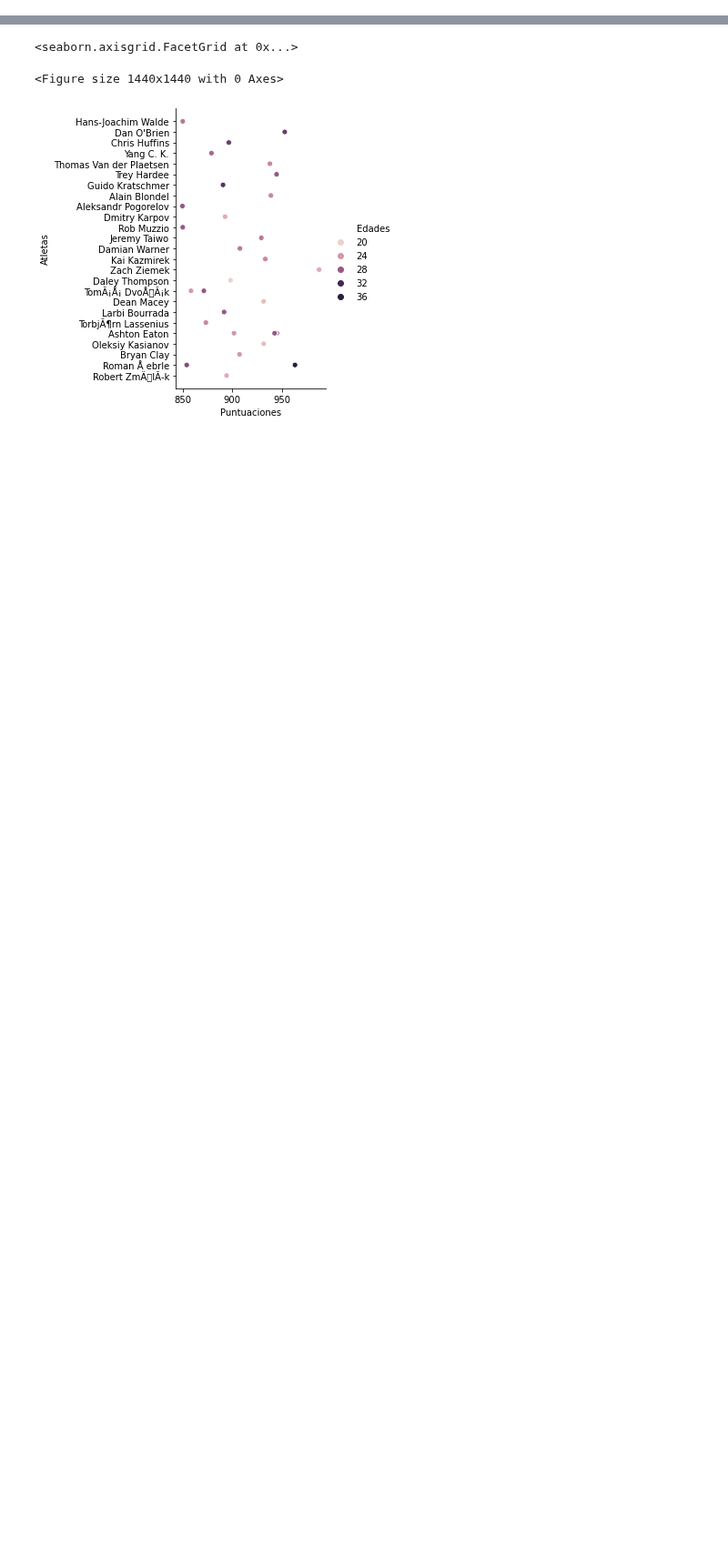
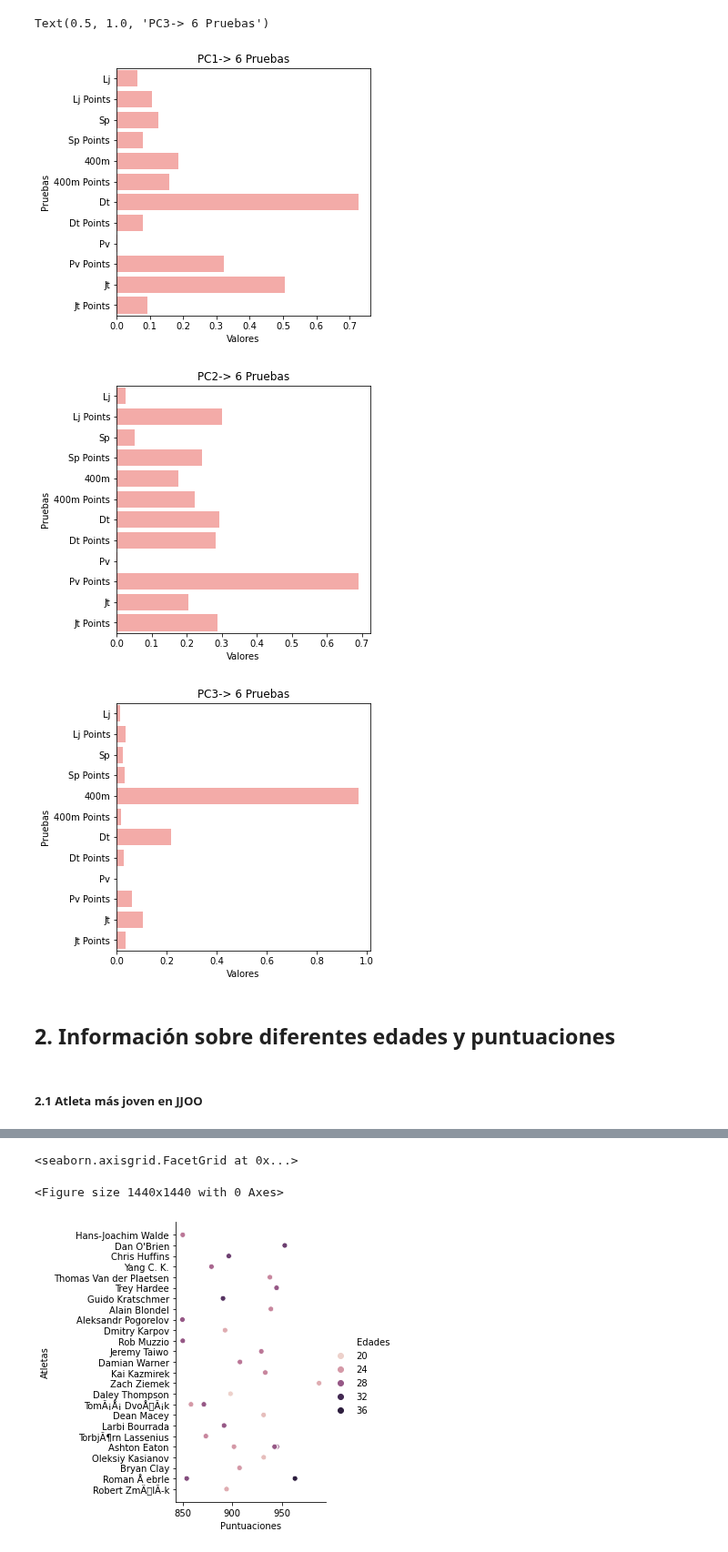
Before and after one commit to RaulCapellanFernandez/DecatlonEstadistics, a Jupyter notebook: InformationDDBB.ipynb, the cells around one changed output, grey strips where cells are left out. Shown at 91% size. Drawn from its saved outputs; the diff is of its cells as text; code cells hidden in the pictures; blank space fills up the shorter version.

```diff
--- a/InformationDDBB.ipynb
+++ b/InformationDDBB.ipynb
@@ -589,0 +197,18 @@ sns.relplot(x = 'Puntuaciones', y= 'Atletas', hue= 'Pruebas', data = imp)
+# %%
+ddbbCopy = ddbb[['Lj','Lj Points','Sp','Sp Points','400m','400m Points',
+                 'Dt','Dt Points','Pv','Pv Points','Jt','Jt Points']]
+
+pca = PCA(n_components=3)
+new = pca.fit_transform(ddbbCopy)
+
+print("Datos de la primera componente")
+print("------------------------------")
+print(abs(pca.components_[0]),"\n")
+
+print("Datos de la segunda componente")
+print("------------------------------")
+print(abs(pca.components_[1]),"\n")
+
+print("Datos de la tercera componente")
+print("------------------------------")
+print(abs(pca.components_[2]),"\n")
@@ -589,0 +231,24 @@ sns.relplot(x = 'Puntuaciones', y= 'Atletas', hue= 'Pruebas', data = imp)
+# %%
+imp = pd.DataFrame({'Pruebas': ddbbCopy.columns, 'Valores': abs(pca.components_[0])})
+
+plt.figure(figsize=(5,5))
+sns.barplot(x = 'Valores', y = 'Pruebas', data = imp, color = 'r').set_title('PC1-> 6 Pruebas')
+
+imp = pd.DataFrame({'Pruebas': ddbbCopy.columns, 'Valores': abs(pca.components_[1])})
+
+plt.figure(figsize=(5,5))
+sns.barplot(x = 'Valores', y = 'Pruebas', data = imp, color = 'r').set_title('PC2-> 6 Pruebas')
+
+imp = pd.DataFrame({'Pruebas': ddbbCopy.columns, 'Valores': abs(pca.components_[2])})
+
+plt.figure(figsize=(5,5))
+sns.barplot(x = 'Valores', y = 'Pruebas', data = imp, color = 'r').set_title('PC3-> 6 Pruebas')
+# %% [output]
+Text(0.5, 1.0, 'PC3-> 6 Pruebas')
+[figure, added]
+[figure, added]
+[figure, added]
+# %% [markdown]
+## 2. Información sobre diferentes edades y puntuaciones
+# %% [markdown]
+##### 2.1 Atleta más joven en JJOO
```
Also changed, not shown: parts of 92 cells of this notebook.
